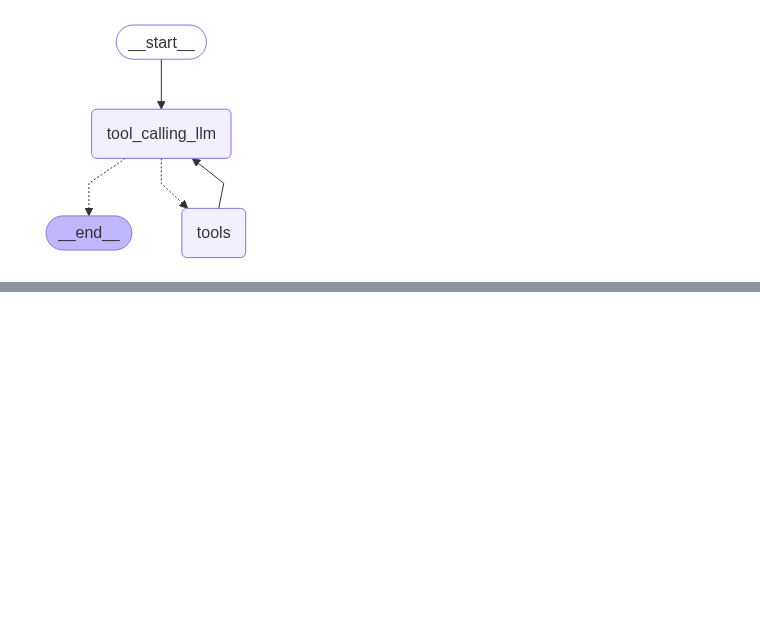
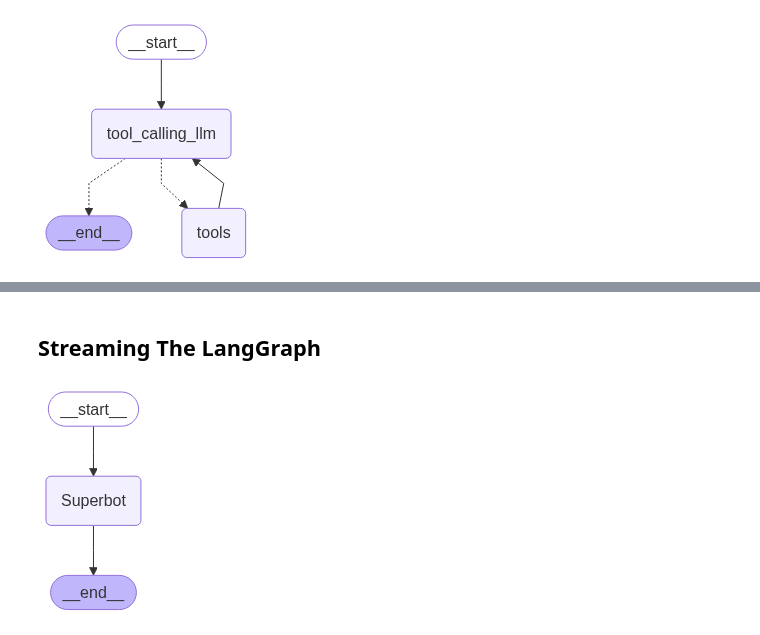
Before and after one commit to Piyush007k/Agentic_AI, a Jupyter notebook: Basic_chatbot.ipynb, the cells around one changed output, grey strips where cells are left out. Drawn from its saved outputs; the diff is of its cells as text; code cells hidden in the pictures; blank space fills up the shorter version.

```diff
--- a/Basic_chatbot.ipynb
+++ b/Basic_chatbot.ipynb
@@ -262,0 +386,25 @@ True
+# %% [markdown]
+## Streaming The LangGraph
+# %%
+from langgraph.checkpoint.memory import MemorySaver   # This checkpoint saver stores checkpoints in memory using a defaultdict.
+
+memory = MemorySaver()
+# %%
+def Superbot(state:State):
+    return ({"messages":[llm.invoke(state['messages'])]})
+# %%
+graph=StateGraph(State)
+
+## Node
+graph.add_node("Superbot",Superbot)
+
+## Edeges
+graph.add_edge(START,"Superbot")
+graph.add_edge("Superbot",END)
+
+graph_builder = graph.compile(checkpointer=memory)
+
+## Display Graph
+display(Image(graph_builder.get_graph().draw_mermaid_png()))
+# %% [output]
+[figure, added]
```
Also changed, not shown: parts of 29 cells of this notebook.
